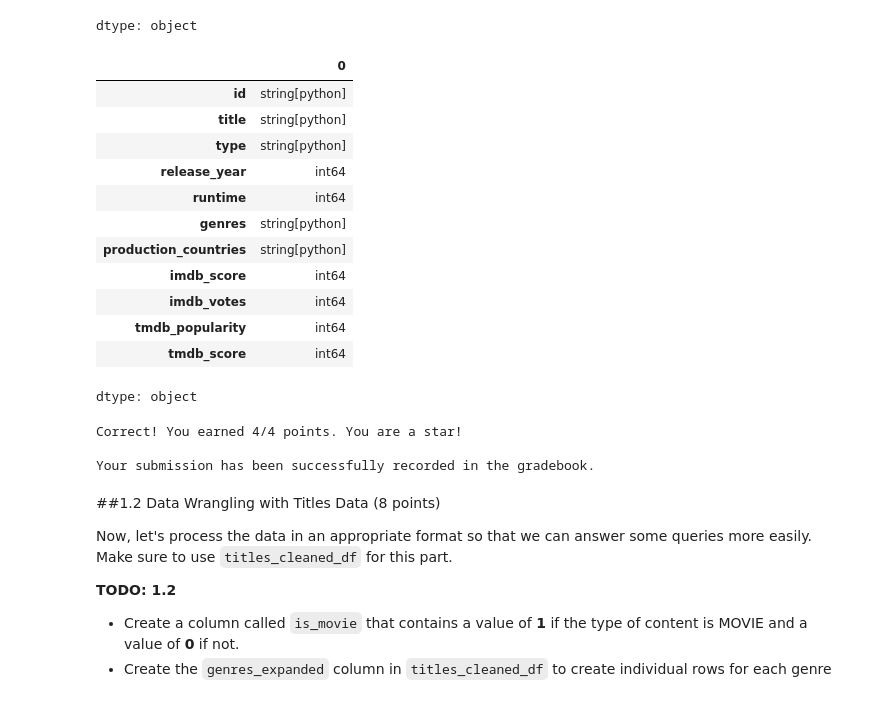
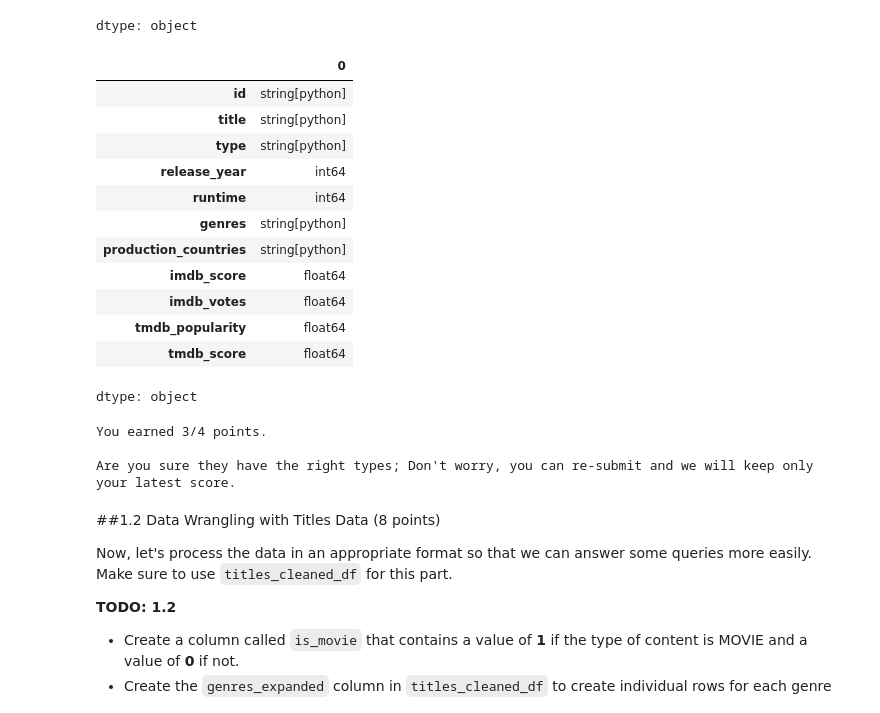
Before and after one commit to YanfuOu/CIS545, a Jupyter notebook: Yanfu_HW_1_FA2024.ipynb, the cells around one changed output. Drawn from its saved outputs; the diff is of its cells as text; code cells hidden in the pictures.

```diff
--- a/Yanfu_HW_1_FA2024.ipynb
+++ b/Yanfu_HW_1_FA2024.ipynb
@@ -283,40 +283,40 @@ dtype: object
 # %%
 #TODO: Cast type
 titles_cleaned_df = titles_cleaned_df.astype({'id':'string',
                                               'title':'string',
                                               'type':'string',
                                               'release_year':int,
                                               'runtime':int,
                                               'genres':'string',
                                               'production_countries':'string',
-                                              'imdb_score':int,
-                                              "imdb_votes":int,
-                                              "tmdb_popularity":int,
-                                              "tmdb_score":int
+                                              'imdb_score':float,
+                                              "imdb_votes":float,
+                                              "tmdb_popularity":float,
+                                              "tmdb_score":float,
                                               })
 titles_cleaned_df.dtypes
 # %% [output]
 |  | 0 |
 | id | string[python] |
 | title | string[python] |
 | type | string[python] |
 | release_year | int64 |
 | runtime | int64 |
 | genres | string[python] |
 | production_countries | string[python] |
-| imdb_score | int64 |
-| imdb_votes | int64 |
-| tmdb_popularity | int64 |
-| tmdb_score | int64 |
+| imdb_score | float64 |
+| imdb_votes | float64 |
+| tmdb_popularity | float64 |
+| tmdb_score | float64 |
 dtype: object
 # %%
 # TEST CASE: titles_cleaned_df (4pt)
 # [CIS 545 PennGrader Cell] - 4 points
 grader.grade(test_case_id = 'titles_cleaned_df', answer = titles_cleaned_df)
 # %% [output]
-Correct! You earned 4/4 points. You are a star!
+You earned 3/4 points.
 
-Your submission has been successfully recorded in the gradebook.
+Are you sure they have the right types; Don't worry, you can re-submit and we will keep only your latest score.
 # %% [markdown]
 
 
```
Also changed, not shown: parts of 18 cells of this notebook.
